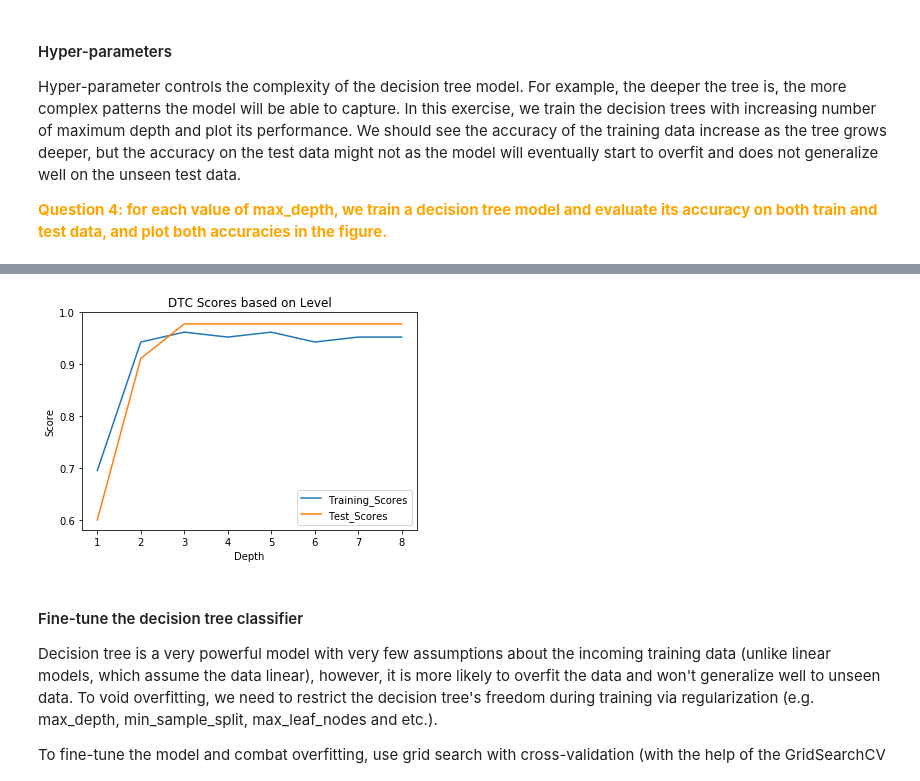
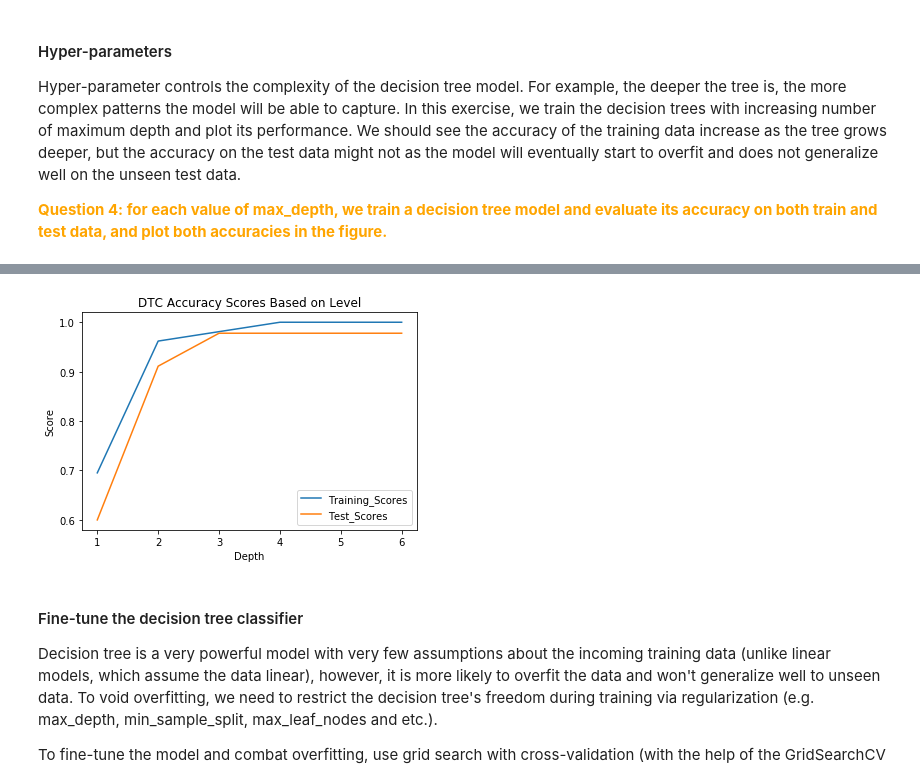
Before and after one commit to AnoVando/MSIS, a Jupyter notebook: MSIS522_Assignment2.ipynb, the cells around one changed output, grey strips where cells are left out. Saved outputs shown, nothing was run; the diff lists cells and outputs as text; code cells hidden in the pictures.

```diff
--- a/MSIS522_Assignment2.ipynb
+++ b/MSIS522_Assignment2.ipynb
@@ -336,5 +221,0 @@ print(dtc7_test)
-# %%
-dtc_grid8.fit(train_x, train_y)
-test_x8 = dtc_grid8.predict(test_x)
-dtc8_test = accuracy_score(test_y, test_x8)
-print(dtc8_test)
@@ -343,7 +222,32 @@ print(dtc8_test)
+# %%
+dtc1_score = dtc1.score(train_x, train_y)
+dtc2_score = dtc2.score(train_x, train_y)
+dtc3_score = dtc3.score(train_x, train_y)
+dtc4_score = dtc4.score(train_x, train_y)
+dtc5_score = dtc5.score(train_x, train_y)
+dtc6_score = dtc6.score(train_x, train_y)
+# %%
+test_x1 = dtc1.predict(test_x)
+dtc1_test = accuracy_score(test_y, test_x1)
+
+test_x2 = dtc2.predict(test_x)
+dtc2_test = accuracy_score(test_y, test_x2)
+
+test_x3 = dtc3.predict(test_x)
+dtc3_test = accuracy_score(test_y, test_x3)
+
+test_x4 = dtc4.predict(test_x)
+dtc4_test = accuracy_score(test_y, test_x4)
+
+test_x5 = dtc5.predict(test_x)
+dtc5_test = accuracy_score(test_y, test_x5)
+
+test_x6 = dtc6.predict(test_x)
+dtc6_test = accuracy_score(test_y, test_x6)
 # %%
-dtc_results = {'Training_Scores': [dtc_grid1.best_score_, dtc_grid2.best_score_, dtc_grid3.best_score_, dtc_grid4.best_score_, dtc_grid5.best_score_,dtc_grid6.best_score_,dtc_grid7.best_score_,dtc_grid8.best_score_],
-               'Depth': [1,2,3,4,5,6,7,8],
-               'Test_Scores': [dtc1_test, dtc2_test, dtc3_test, dtc4_test, dtc5_test, dtc6_test, dtc7_test, dtc8_test]}
+dtc_results = {'Training_Scores': [dtc1_score, dtc2_score, dtc3_score, dtc4_score, dtc5_score, dtc6_score],
+               'Depth': [1,2,3,4,5,6],
+               'Test_Scores': [dtc1_test, dtc2_test, dtc3_test, dtc4_test, dtc5_test, dtc6_test]}
 # %%
 dtc_results = pd.DataFrame(dtc_results)
 print(dtc_results)
@@ -360,14 +262,14 @@ print(dtc_results)
 # %%
 plt.plot(dtc_results.Depth, dtc_results.Training_Scores, label='Training_Scores')
 plt.plot(dtc_results.Depth, dtc_results.Test_Scores, label='Test_Scores')
 plt.xlabel("Depth") # Text for X-Axis
 plt.ylabel("Score") # Text for Y-Axis
-plt.title("DTC Scores based on Level")
+plt.title("DTC Accuracy Scores Based on Level")
 plt.yticks([.6,.7,.8,.9,1])
 plt.legend(loc='lower right')
 plt.show()
 # %% [output]
-[figure, old version]
+[figure, new version]
 # %% [markdown]
 #### Fine-tune the decision tree classifier
 
```
Also changed, not shown: parts of 17 cells of this notebook.
